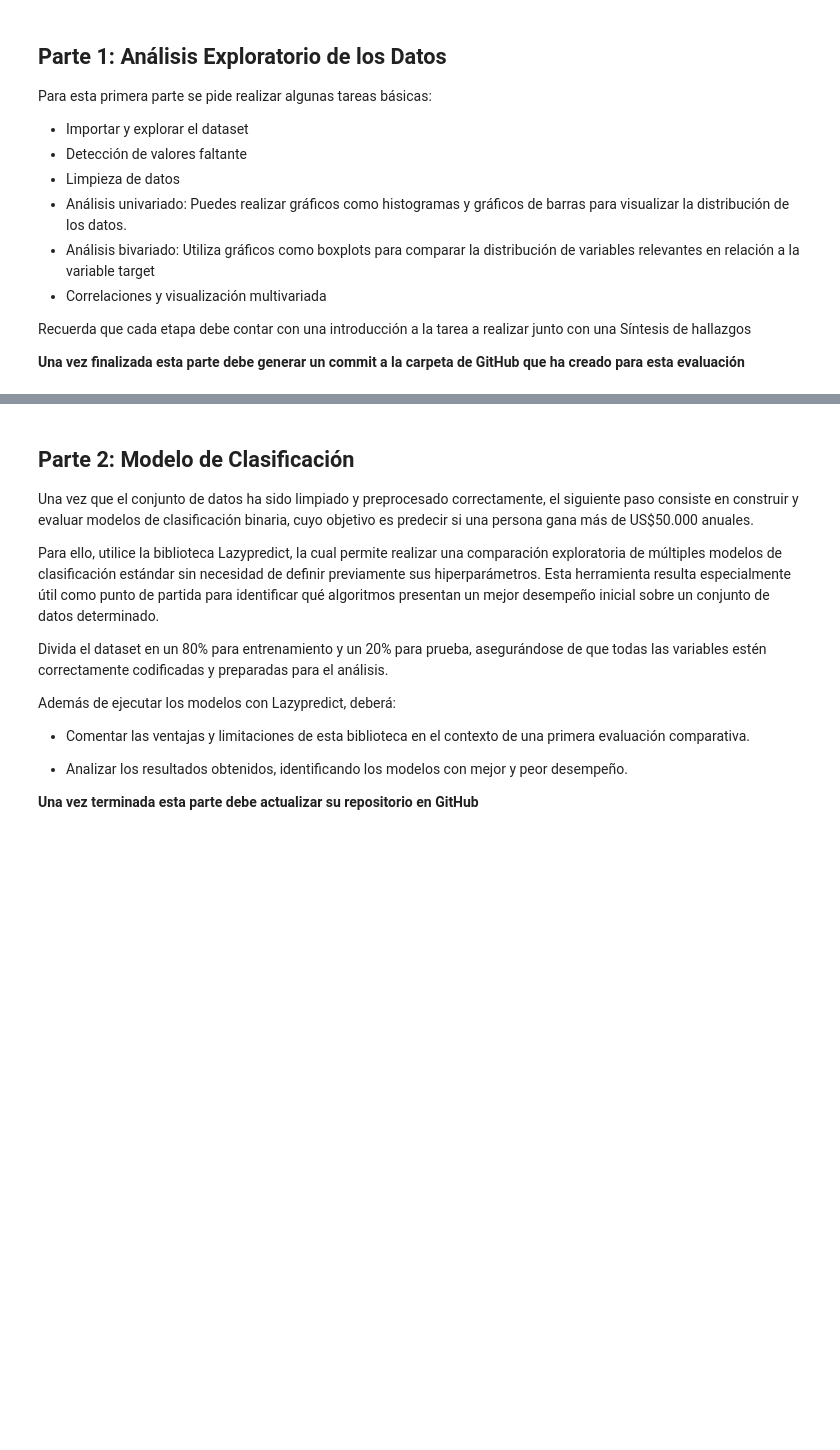
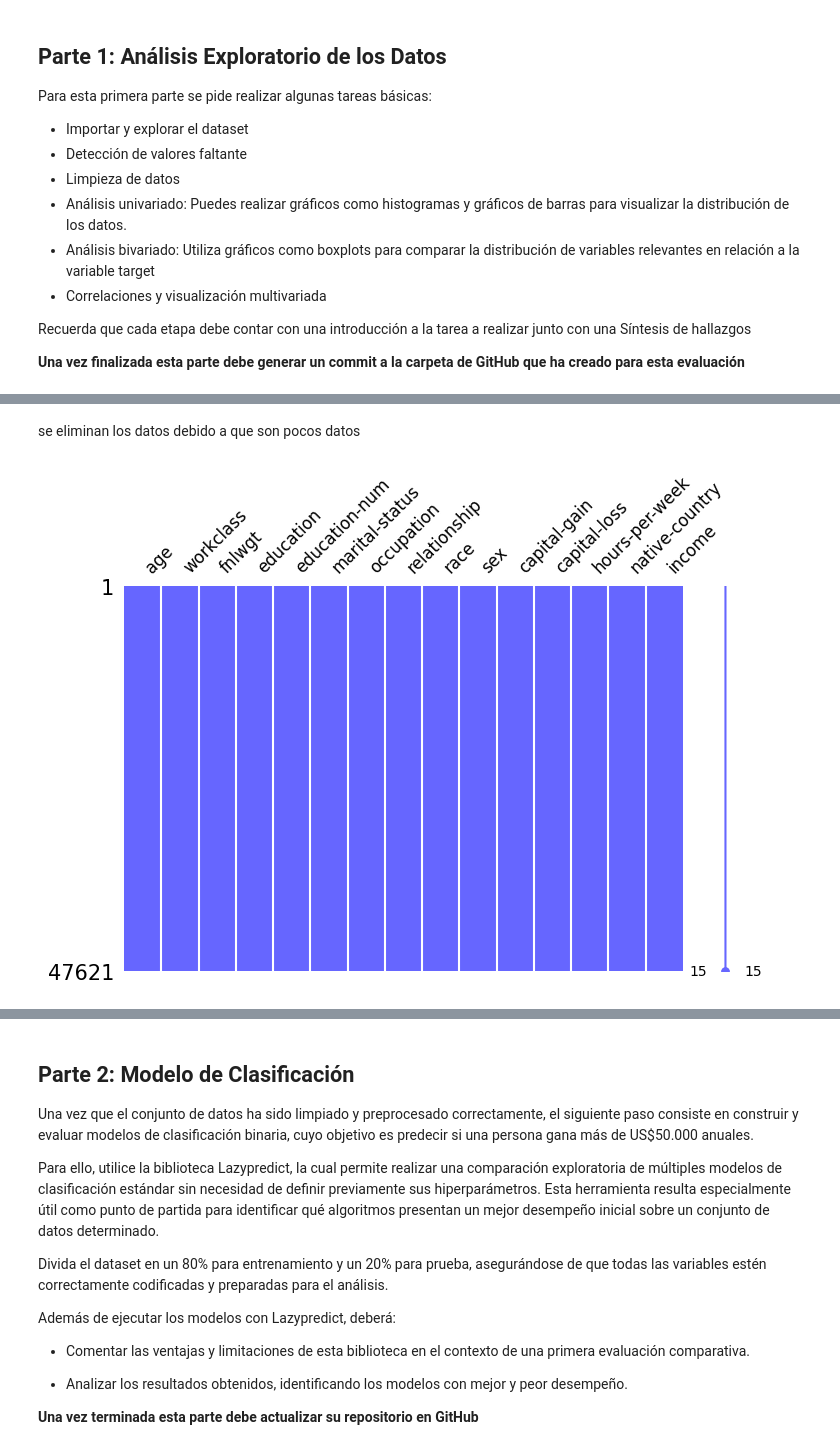
Before and after one commit to jeremiasjaure/modelos-de-clasificacion, a Jupyter notebook: CcsDatosEconmía_Examen.ipynb, the cells around one changed output, grey strips where cells are left out. Drawn from its saved outputs; the diff is of its cells as text; code cells hidden in the pictures; blank space fills up the shorter version.

```diff
--- a/CcsDatosEconmía_Examen.ipynb
+++ b/CcsDatosEconmía_Examen.ipynb
@@ -39,0 +151,11 @@ Recuerda que cada etapa debe contar con una introducción a la tarea a realizar
+# %% [markdown]
+se eliminan los datos debido a que son pocos datos
+# %%
+df.dropna(subset=['workclass'], how='any', inplace=True)
+df.dropna(subset=['occupation'], how='any', inplace=True)
+df.dropna(subset=['native-country'], how='any', inplace=True)
+# %%
+msno.matrix(df, color=(0.4,0.4,1),fontsize= 12,figsize= (8,5))
+plt.show()
+# %% [output]
+[figure, added]
```
Also changed, not shown: parts of 25 cells of this notebook.
